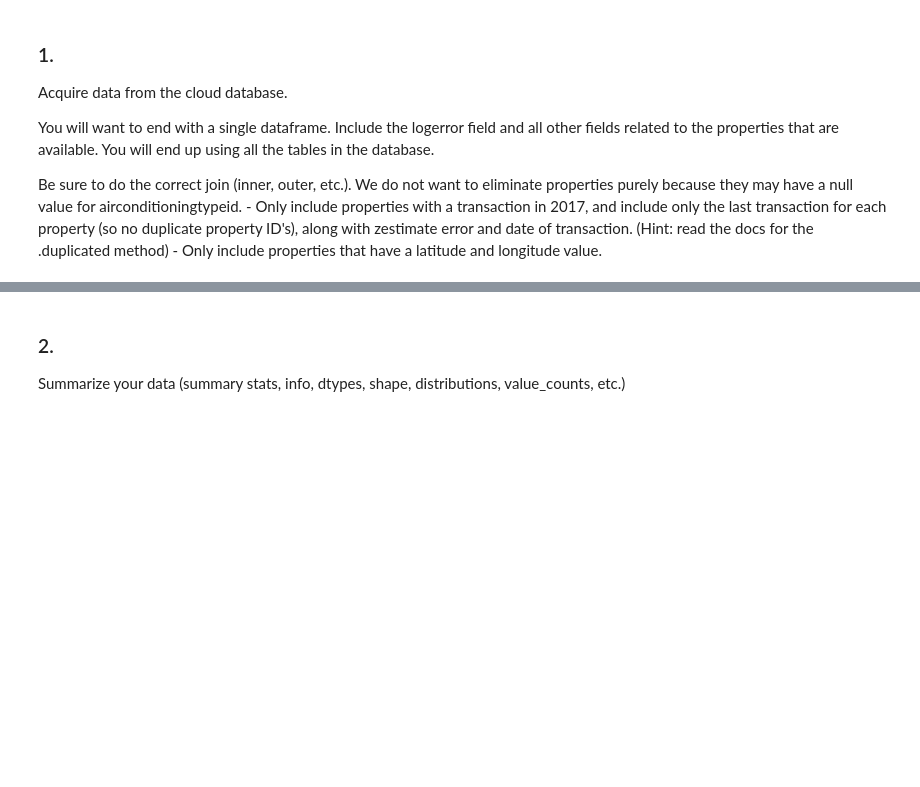
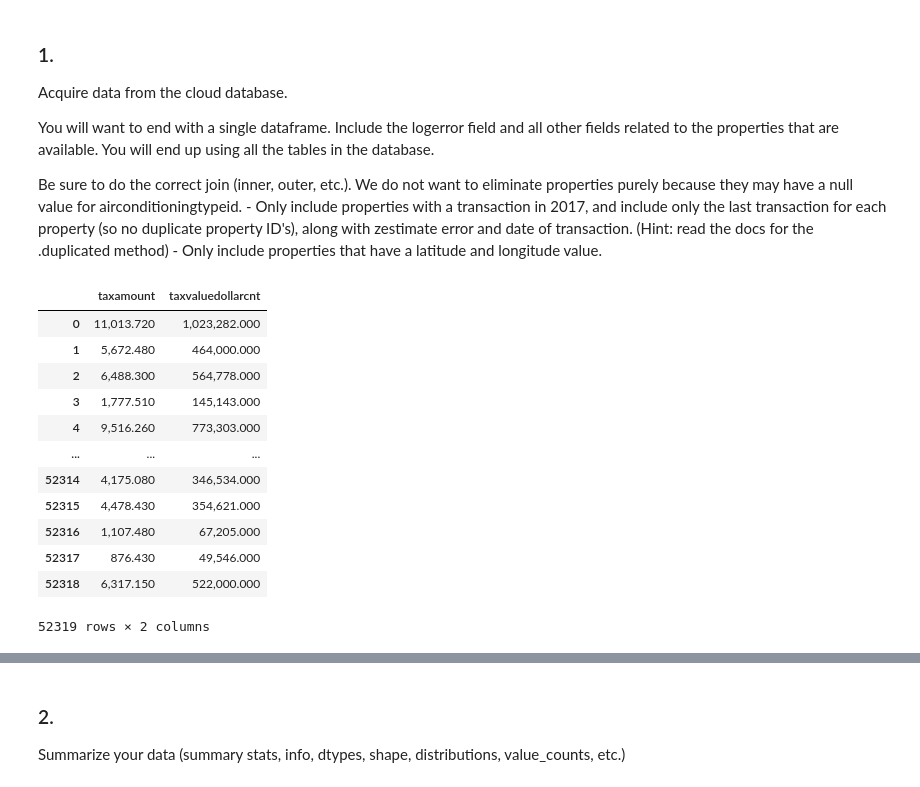
Before and after one commit to Yvette-Ibarra/clustering-exercises, a Jupyter notebook: Zillow.ipynb, the cells around one changed output, grey strips where cells are left out. Cells and saved outputs as stored; diff of their text form; code cells hidden in the pictures; blank space fills up the shorter version.

```diff
--- a/Zillow.ipynb
+++ b/Zillow.ipynb
@@ -62,6 +62,22 @@ def fresh_zillow_data():
     df = pd.read_sql(sql_query, env.get_db_url('zillow'))
 
     return df
+# %%
+df[['taxamount','taxvaluedollarcnt']]
+# %% [output]
+|  | taxamount | taxvaluedollarcnt |
+| 0 | 11,013.720 | 1,023,282.000 |
+| 1 | 5,672.480 | 464,000.000 |
+| 2 | 6,488.300 | 564,778.000 |
+| 3 | 1,777.510 | 145,143.000 |
+| 4 | 9,516.260 | 773,303.000 |
+| ... | ... | ... |
+| 52314 | 4,175.080 | 346,534.000 |
+| 52315 | 4,478.430 | 354,621.000 |
+| 52316 | 1,107.480 | 67,205.000 |
+| 52317 | 876.430 | 49,546.000 |
+| 52318 | 6,317.150 | 522,000.000 |
+52319 rows × 2 columns
 # %%
 def get_zillow_data(new = False):
         ''' get_zillow_data checks to see if a csv exist localy
```
Also changed, not shown: parts of 32 cells of this notebook.
